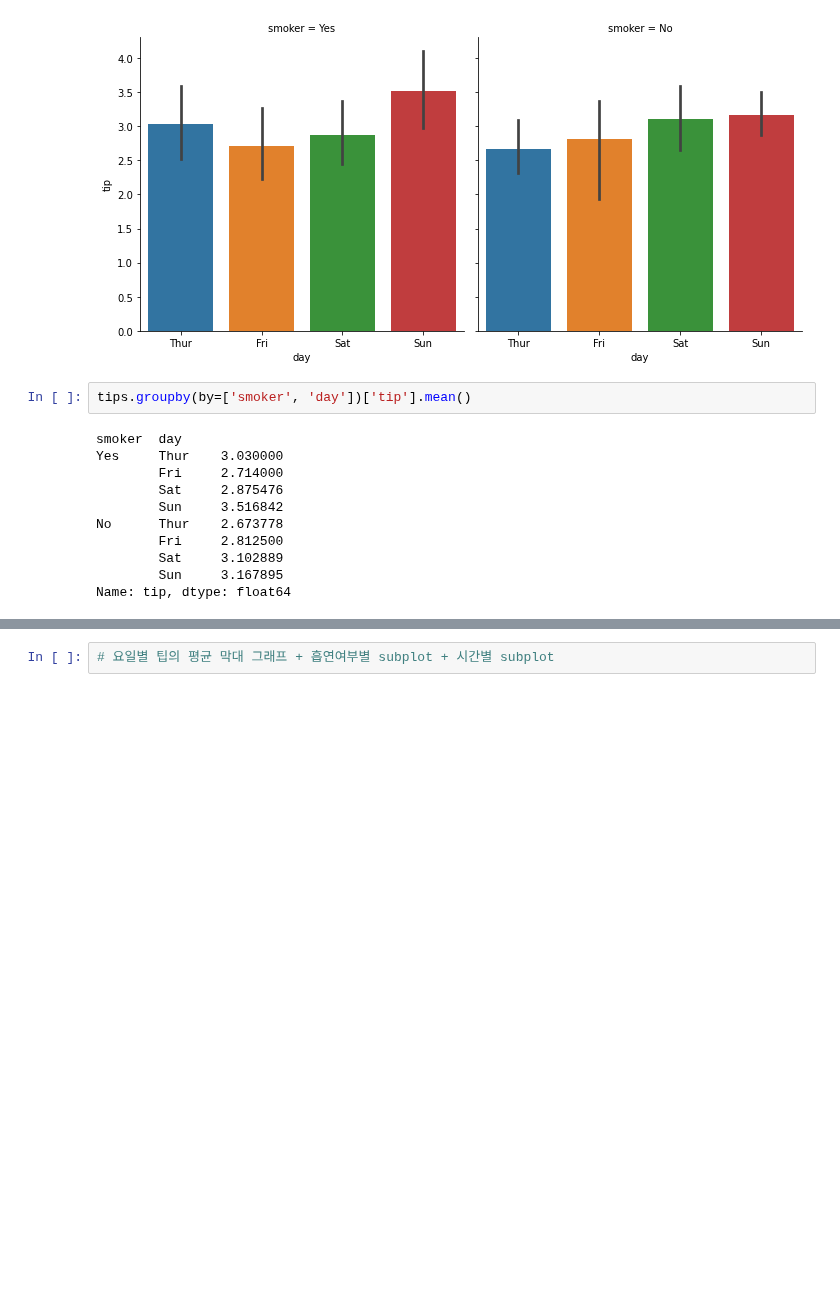
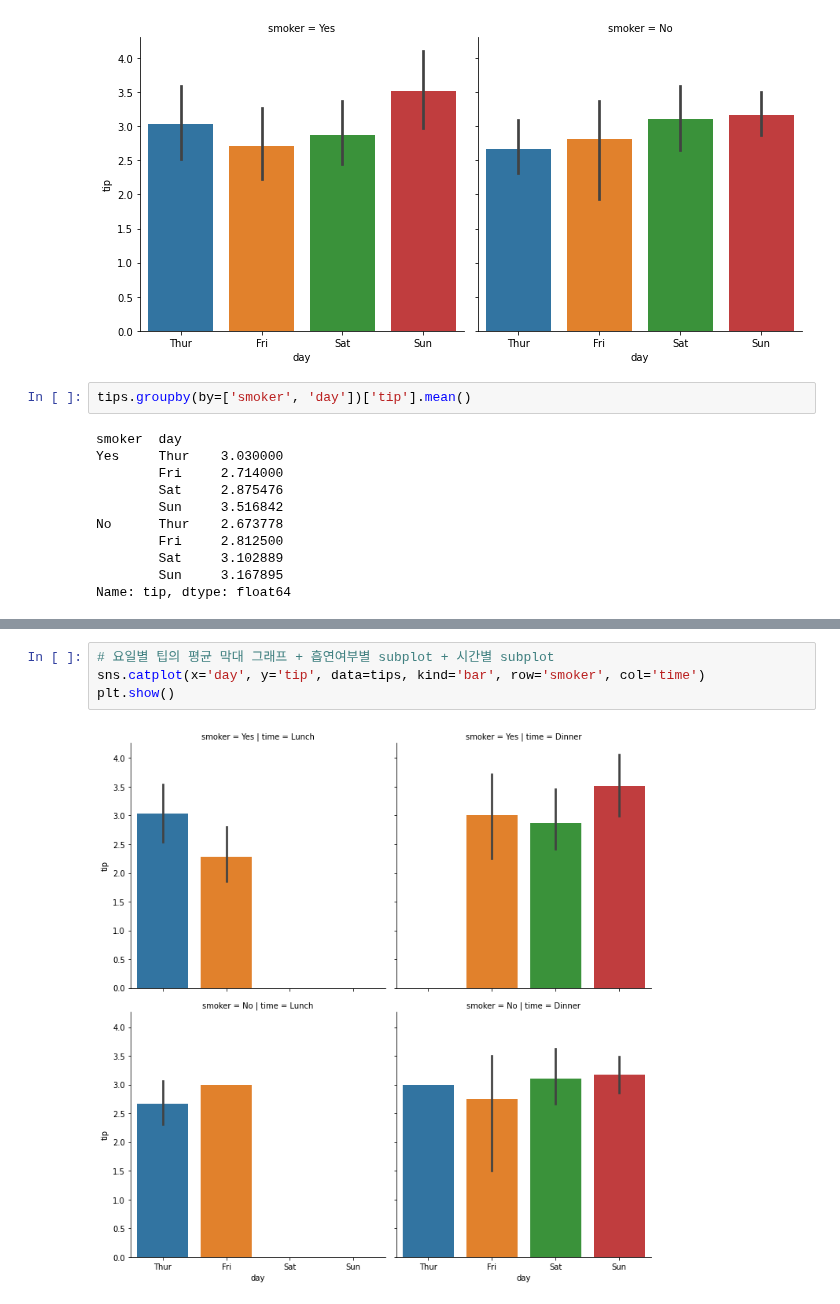
Before and after one commit to JakeOh/202110_itw_lab_python, a Jupyter notebook: py22_seaborn.ipynb, the cells around one changed output, grey strips where cells are left out. Saved outputs shown, nothing was run; the diff lists cells and outputs as text; blank space fills up the shorter version.

```diff
--- a/py22_seaborn.ipynb
+++ b/py22_seaborn.ipynb
@@ -334,2 +351,6 @@ Name: tip, dtype: float64
 # %%
 # 요일별 팁의 평균 막대 그래프 + 흡연여부별 subplot + 시간별 subplot
+sns.catplot(x='day', y='tip', data=tips, kind='bar', row='smoker', col='time')
+plt.show()
+# %% [output]
+[figure, added]
```
Also changed, not shown: parts of 18 cells of this notebook.
